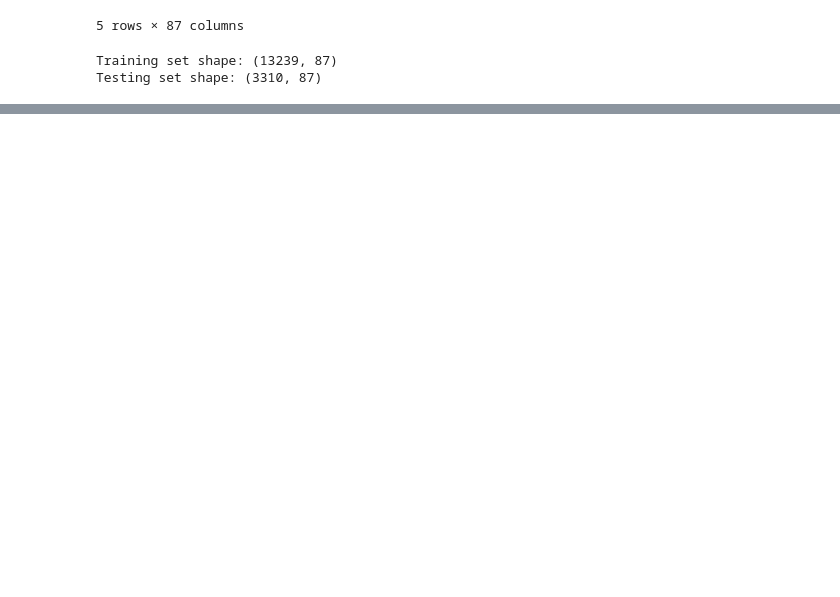
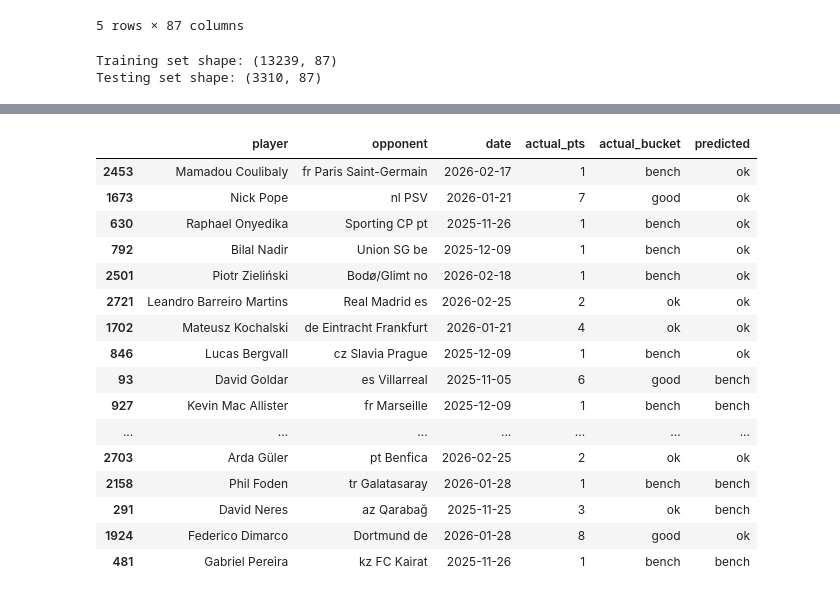
Before and after one commit to JamesMan689/fantasyfinalproject439, a Jupyter notebook: src/model.ipynb, the cells around one changed output, grey strips where cells are left out. Saved outputs shown, nothing was run; the diff lists cells and outputs as text; code cells hidden in the pictures; blank space fills up the shorter version.

Commit message:
xgboost

```diff
--- a/src/model.ipynb
+++ b/src/model.ipynb
@@ -112,0 +134,11 @@ Testing set shape: (3310, 87)
+# %%
+# XGBoost model
+model = XGBClassifier(
+    objective="multi:softprob",
+    num_class=4,
+    n_estimators=400,
+    max_depth=6,
+    learning_rate=0.05,
+    random_state=42,
+)
+model.fit(X_train, y_train)
@@ -112,0 +157,10 @@ Testing set shape: (3310, 87)
+# %%
+# show accuracy
+
+pred = model.predict(X_test)
+
+print("Accuracy:", accuracy_score(y_test, pred))
+print("Baseline (always predict bucket 0):", (y_test == 0).mean())
+print()
+print("Confusion matrix (rows = actual, cols = predicted):")
+print(confusion_matrix(y_test, pred))
@@ -112,0 +176,38 @@ Testing set shape: (3310, 87)
+# %%
+# see example predictions
+
+order = df.sort_values(by="date").index
+df_sorted = df.loc[order].reset_index(drop=True)
+split_indx = int(len(df_sorted) * 0.8)
+df_test = df_sorted.iloc[split_indx:].reset_index(drop=True)
+
+bucket_names = {0: "bench", 1: "ok", 2: "good", 3: "haul"}
+
+results = pd.DataFrame({
+    "player":   df_test["player"],
+    "opponent": df_test["opponent"],
+    "date":     df_test["date"],
+    "actual_pts":    df_test["fantasy_points"],
+    "actual_bucket": [bucket_names[b] for b in y_test],
+    "predicted":     [bucket_names[b] for b in pred],
+})
+
+results.sample(20, random_state=1)
+# %% [output]
+|  | player | opponent | date | actual_pts | actual_bucket | predicted |
+| 2453 | Mamadou Coulibaly | fr Paris Saint-Germain | 2026-02-17 | 1 | bench | ok |
+| 1673 | Nick Pope | nl PSV | 2026-01-21 | 7 | good | ok |
+| 630 | Raphael Onyedika | Sporting CP pt | 2025-11-26 | 1 | bench | ok |
+| 792 | Bilal Nadir | Union SG be | 2025-12-09 | 1 | bench | ok |
+| 2501 | Piotr Zieliński | Bodø/Glimt no | 2026-02-18 | 1 | bench | ok |
+| 2721 | Leandro Barreiro Martins | Real Madrid es | 2026-02-25 | 2 | ok | ok |
+| 1702 | Mateusz Kochalski | de Eintracht Frankfurt | 2026-01-21 | 4 | ok | ok |
+| 846 | Lucas Bergvall | cz Slavia Prague | 2025-12-09 | 1 | bench | ok |
+| 93 | David Goldar | es Villarreal | 2025-11-05 | 6 | good | bench |
+| 927 | Kevin Mac Allister | fr Marseille | 2025-12-09 | 1 | bench | bench |
+| ... | ... | ... | ... | ... | ... | ... |
+| 2703 | Arda Güler | pt Benfica | 2026-02-25 | 2 | ok | ok |
+| 2158 | Phil Foden | tr Galatasaray | 2026-01-28 | 1 | bench | bench |
+| 291 | David Neres | az Qarabağ | 2025-11-25 | 3 | ok | bench |
+| 1924 | Federico Dimarco | Dortmund de | 2026-01-28 | 8 | good | ok |
+| 481 | Gabriel Pereira | kz FC Kairat | 2025-11-26 | 1 | bench | bench |
```
Also changed, not shown: parts of 6 cells of this notebook.
